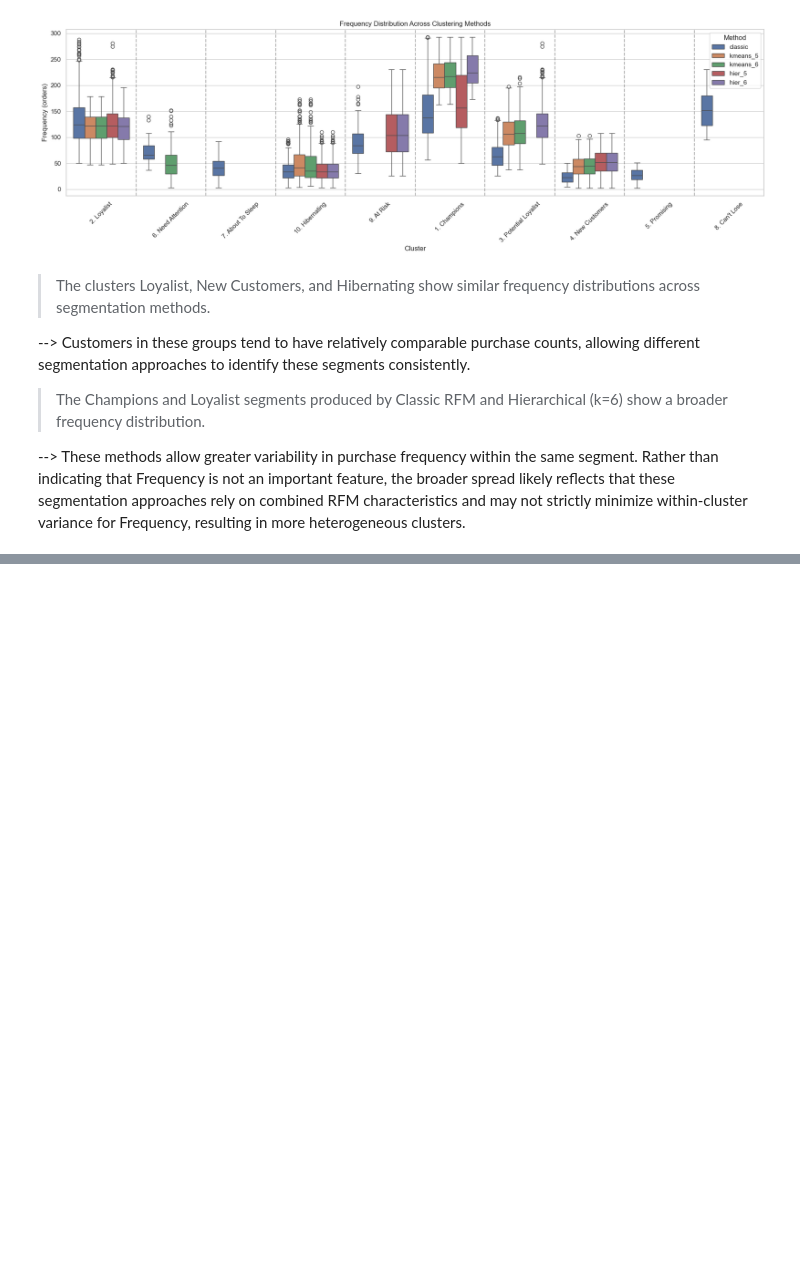
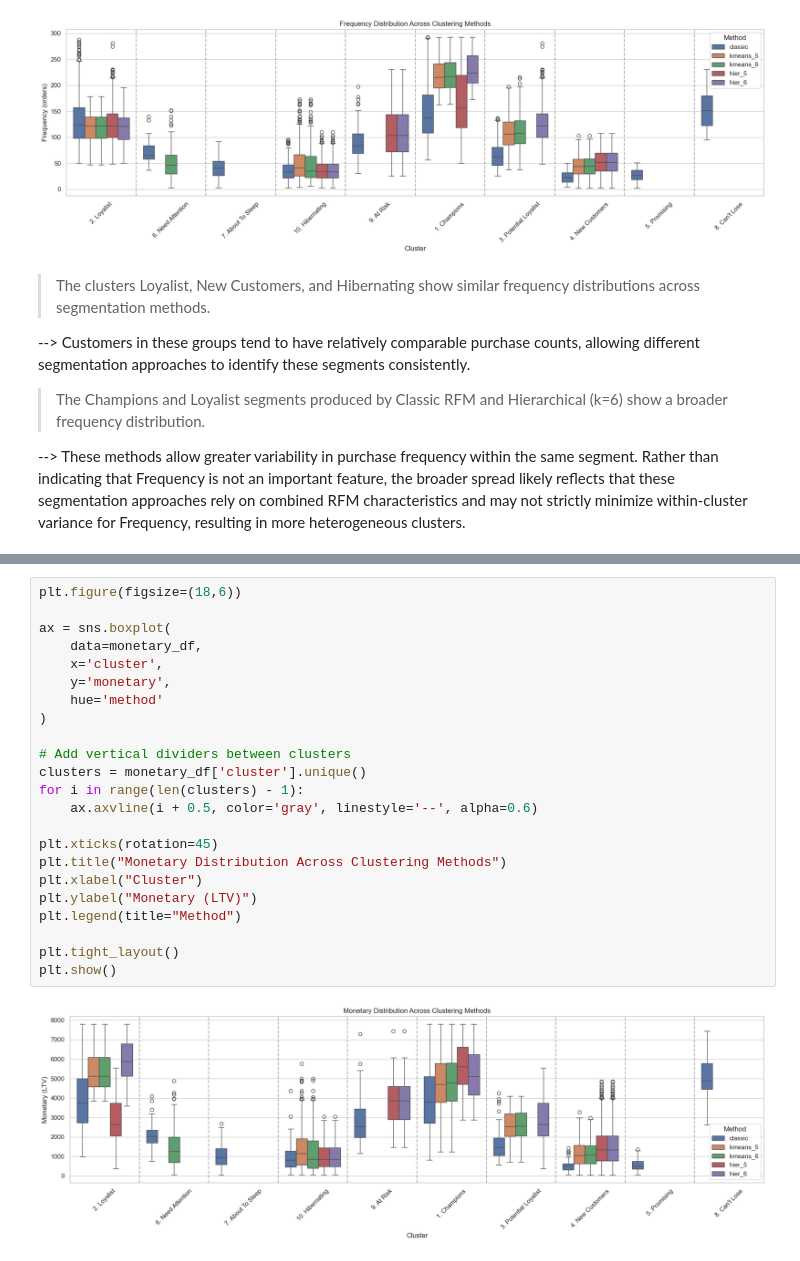
Before and after one commit to liemnh98/LJMU-Data-Science-Masters-Dissertation, a Jupyter notebook: 7-model_comparison.ipynb, the cells around one changed output, grey strips where cells are left out. Drawn from its saved outputs; the diff is of its cells as text; blank space fills up the shorter version.

```diff
--- a/7-model_comparison.ipynb
+++ b/7-model_comparison.ipynb
@@ -303,0 +333,25 @@ plt.show()
+# %%
+plt.figure(figsize=(18,6))
+
+ax = sns.boxplot(
+    data=monetary_df,
+    x='cluster',
+    y='monetary',
+    hue='method'
+)
+
+# Add vertical dividers between clusters
+clusters = monetary_df['cluster'].unique()
+for i in range(len(clusters) - 1):
+    ax.axvline(i + 0.5, color='gray', linestyle='--', alpha=0.6)
+
+plt.xticks(rotation=45)
+plt.title("Monetary Distribution Across Clustering Methods")
+plt.xlabel("Cluster")
+plt.ylabel("Monetary (LTV)")
+plt.legend(title="Method")
+
+plt.tight_layout()
+plt.show()
+# %% [output]
+[figure, added]
```
Also changed, not shown: parts of 23 cells of this notebook, 2 other files.
